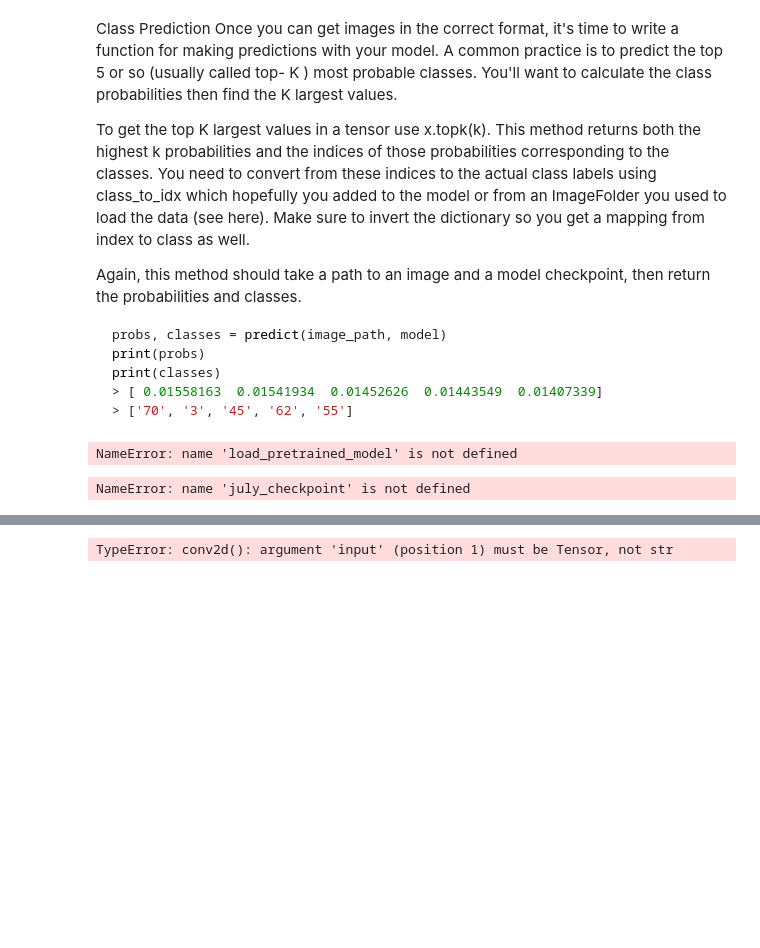
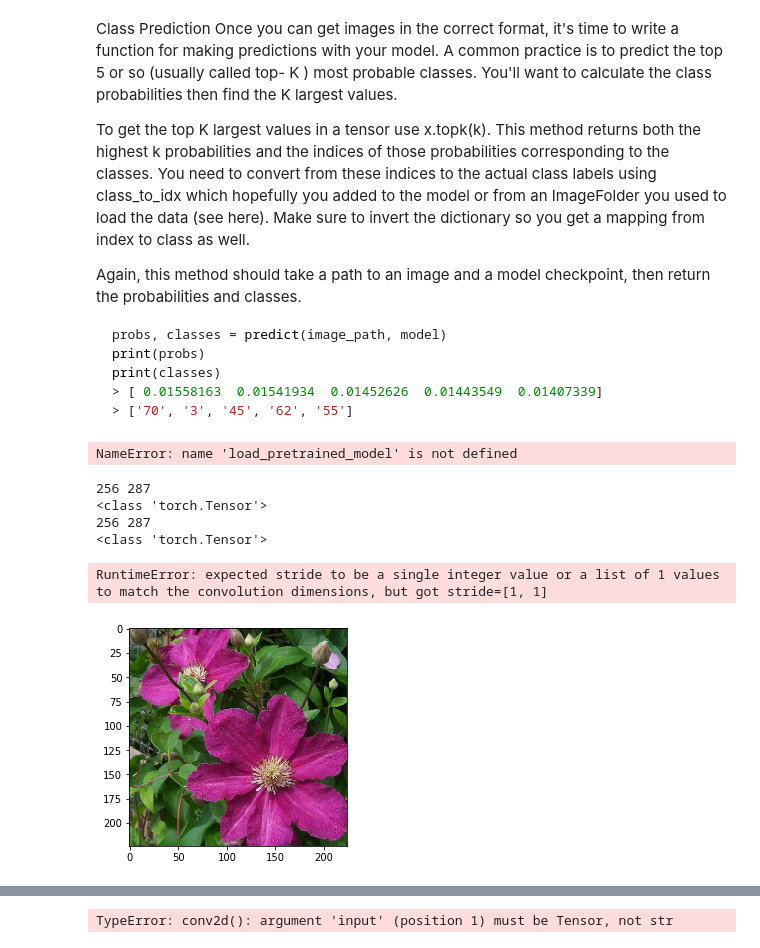
Before and after one commit to renee127/project_2_image_classifier, a Jupyter notebook: Image Classifier Project.ipynb, the cells around one changed output, grey strips where cells are left out. Drawn from its saved outputs; the diff is of its cells as text; code cells hidden in the pictures; blank space fills up the shorter version.

Commit message:
trouble returning tensor from process_image()

```diff
--- a/Image Classifier Project.ipynb
+++ b/Image Classifier Project.ipynb
@@ -632,3 +643,25 @@ with open('cat_to_name.json', 'r') as f:
 # train the classifier parameters, feature parameters are frozen
 # set optimizer (SGA or ADAM) with parameters (will update every round)
 #optimizer = optim.SGD(model.classifier.parameters(), lr=learning_rate ) ########
+# %%
+# function that loads a checkpoint and rebuilds the model
+#def load_trained_model(model_path):#
+def load_trained_model(filepath):
+    state = torch.load('./july_checkpoint.pth', map_location=lambda storage, loc: storage)
+    if state['arch'] == 'vgg16':
+        model = models.vgg16(pretrained = True)
+
+        for param in model.parameters():
+            param.requires_grad = False
+
+        model.class_to_idx = state['class_to_idx']
+        model.classifier = state['classifier']
+        model.load_state_dict(state['model_state_dict'])
+        return model
+
+# load_trained_model('./july_checkpoint.pth')   ##'./july_checkpoint.pth'  #
+# trained_model = load_trained_model('./july_checkpoint.pth')  #
+# print(trained_model)#
+
+#print(model)
+model = load_trained_model('./july_checkpoint.pth')
@@ -789,7 +824,7 @@ def process_image(image_path):
     bottom = (height - crop_height)/2 + crop_height
     resized_image = resized_image.crop((left, top, right, bottom))
     width, height = resized_image.size
-    print(width,height) # to verify size
+    #print(width,height) # to verify size
 
     # turn image into array
     array_image = np.array(resized_image)
@@ -808,10 +843,10 @@ def process_image(image_path):
     tensor_image = processed_image.float()
     print(type(tensor_image))
 
-    imshow(tensor_image)
+    #imshow(tensor_image)
     return tensor_image #
 
-# imshow(tensor_image)
+#imshow(tensor_image)
 
 # generate a path to a random image, call process_image()
 img = random.choice(glob.glob('flowers/test/*/*.jpg'))
@@ -878,41 +911,43 @@ print(trained_model)
 # %% [output]
 NameError: name 'load_pretrained_model' is not defined
 # %%
-# generate a path to a random image, call process_image()
-image_path = random.choice(glob.glob('flowers/test/*/*.jpg'))
-
-
 
 def predict(image_path, model, topk=5):
     ''' Predict the class (or classes) of an image using a trained deep learning model.
     '''
     # send model to device, either cuda or cpu
     device = torch.device("cuda" if torch.cuda.is_available() else "cpu")
     model.to(device)
 
     # send image thru process_images and imshow
     images = process_image(image_path) ###
     imshow(process_image(image_path))
 
     images = images.to(device)
 
 
     # initiate values
     test_loss = 0
     accuracy = 0
 
     output = model.forward(images)
 
     ps = torch.exp(output)
     ps.max(dim=1)[1]
     print(ps.max(dim=1))
     print('finished')
 
 # generate a path to a random image, call predict()
 img = random.choice(glob.glob('flowers/test/*/*.jpg'))
-predict(img, july_checkpoint.pth)
+model = load_trained_model('./july_checkpoint.pth')
+predict(img, model)
 # %% [output]
-NameError: name 'july_checkpoint' is not defined
+256 287
+<class 'torch.Tensor'>
+256 287
+<class 'torch.Tensor'>
+RuntimeError: expected stride to be a single integer value or a list of 1 values to match the convolution dimensions, but got stride=[1, 1]
+[figure, added]
 # %% [markdown]
 ## Sanity Checking
 
```
Also changed, not shown: parts of 4 cells of this notebook.
